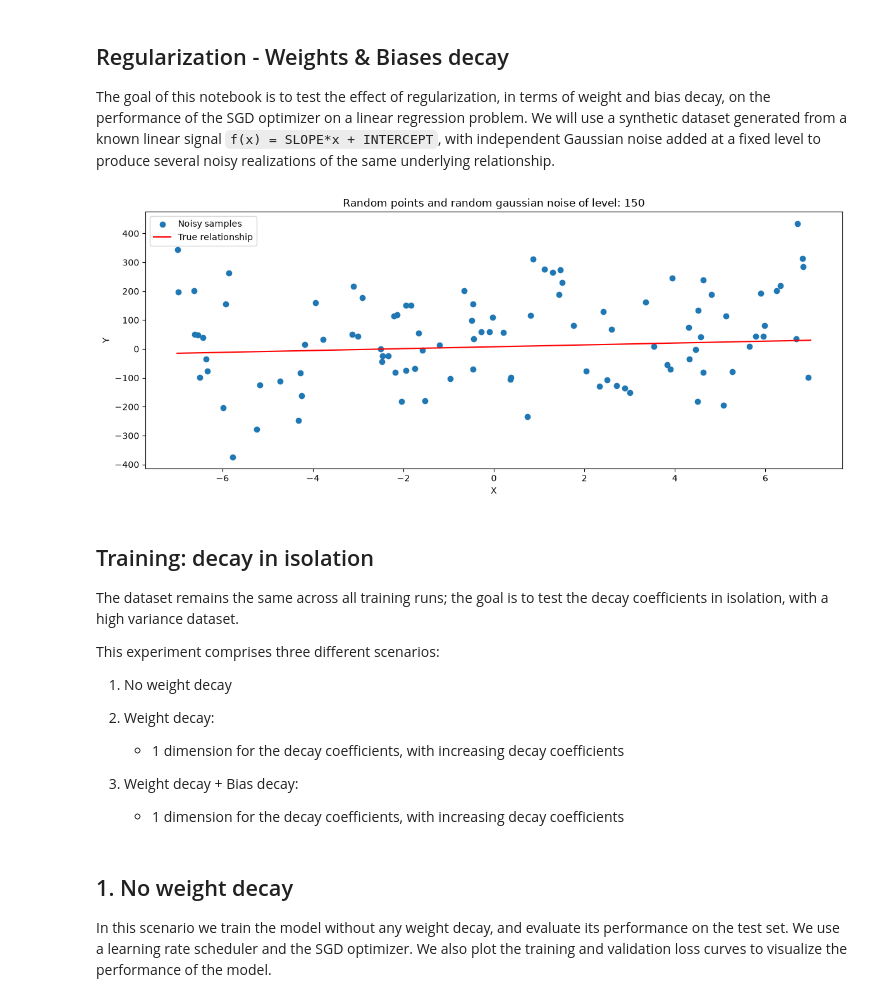
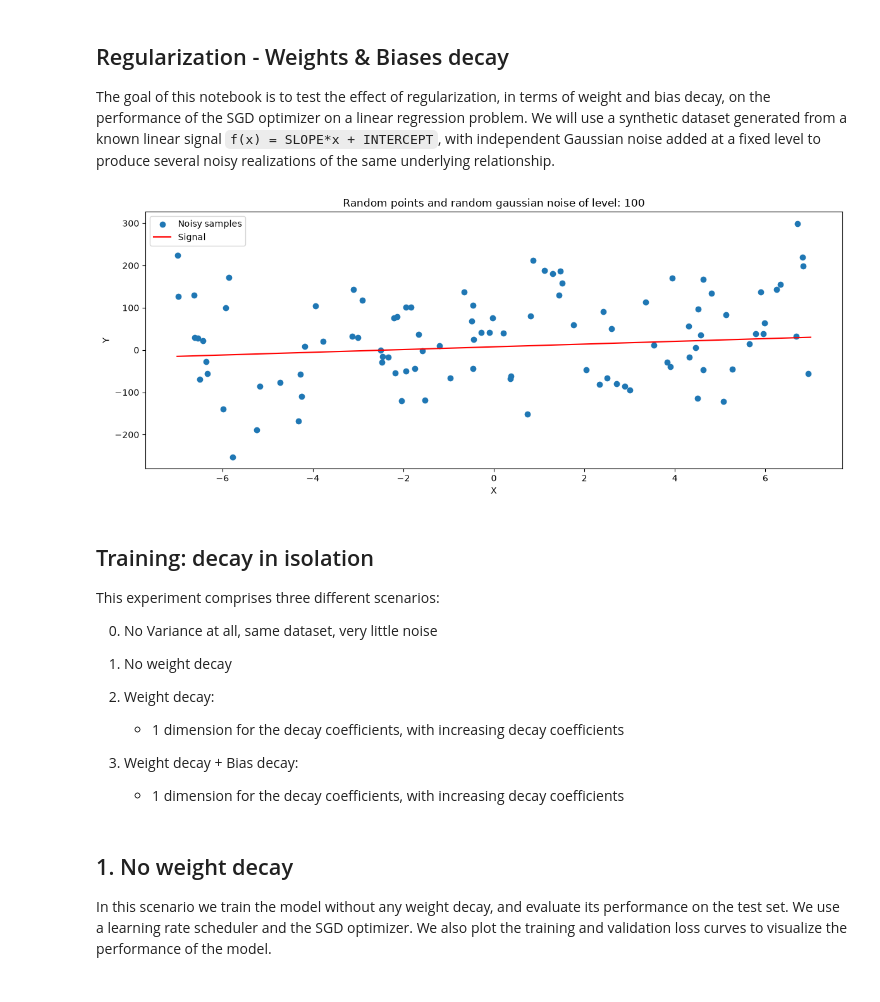
Before and after one commit to cecinuga/thorcino, a Jupyter notebook: examples/linear_regression/regularization/DL2/main.ipynb, the cells around one changed output. Saved outputs shown, nothing was run; the diff lists cells and outputs as text; code cells hidden in the pictures.

```diff
--- a/examples/linear_regression/regularization/DL2/main.ipynb
+++ b/examples/linear_regression/regularization/DL2/main.ipynb
@@ -17,7 +17,7 @@ COEFS = np.array([[SLOPE], [INTERCEPT]])
 from examples.linear_regression.helpers.dataset import generate_noise_dataset, split_dataset, preprocess_dataloader
 
 SEED = 888
-NOISE = 150
+NOISE = 100
 MIN = -7
 MAX = 7
 SAMPLE_SIZE = 100
@@ -28,28 +28,29 @@ X_viz, y_viz = viz_sample[:, 0], viz_sample[:, 1]
 # %%
 import numpy as np
 import matplotlib.pyplot as plt
 
 fig, (ax) = plt.subplots(1, 1, figsize=(12, 5))
 
 x_line = np.linspace(MIN, MAX, 200)
 
 ax.scatter(X_viz, y_viz, label="Noisy samples")
-ax.plot(x_line, f(x_line), color="red", label="True relationship")
+ax.plot(x_line, f(x_line), color="red", label="Signal")
 ax.set_xlabel("X")
 ax.set_ylabel("Y")
 ax.set_title(f"Random points and random gaussian noise of level: {NOISE}")
 ax.legend()
 
 fig.tight_layout()
 plt.show()
 # %% [output]
-[figure, old version]
+[figure, new version]
 # %% [markdown]
 ## Training: decay in isolation
 
-The dataset remains the same across all training runs; the goal is to test the decay coefficients in isolation, with a high variance dataset.
+This experiment comprises three different scenarios:
 
-This experiment comprises three different scenarios:
+0. No Variance at all, same dataset, very little noise
+
 1. No weight decay
 
 2. Weight decay:
```
Also changed, not shown: parts of 2 cells of this notebook.
